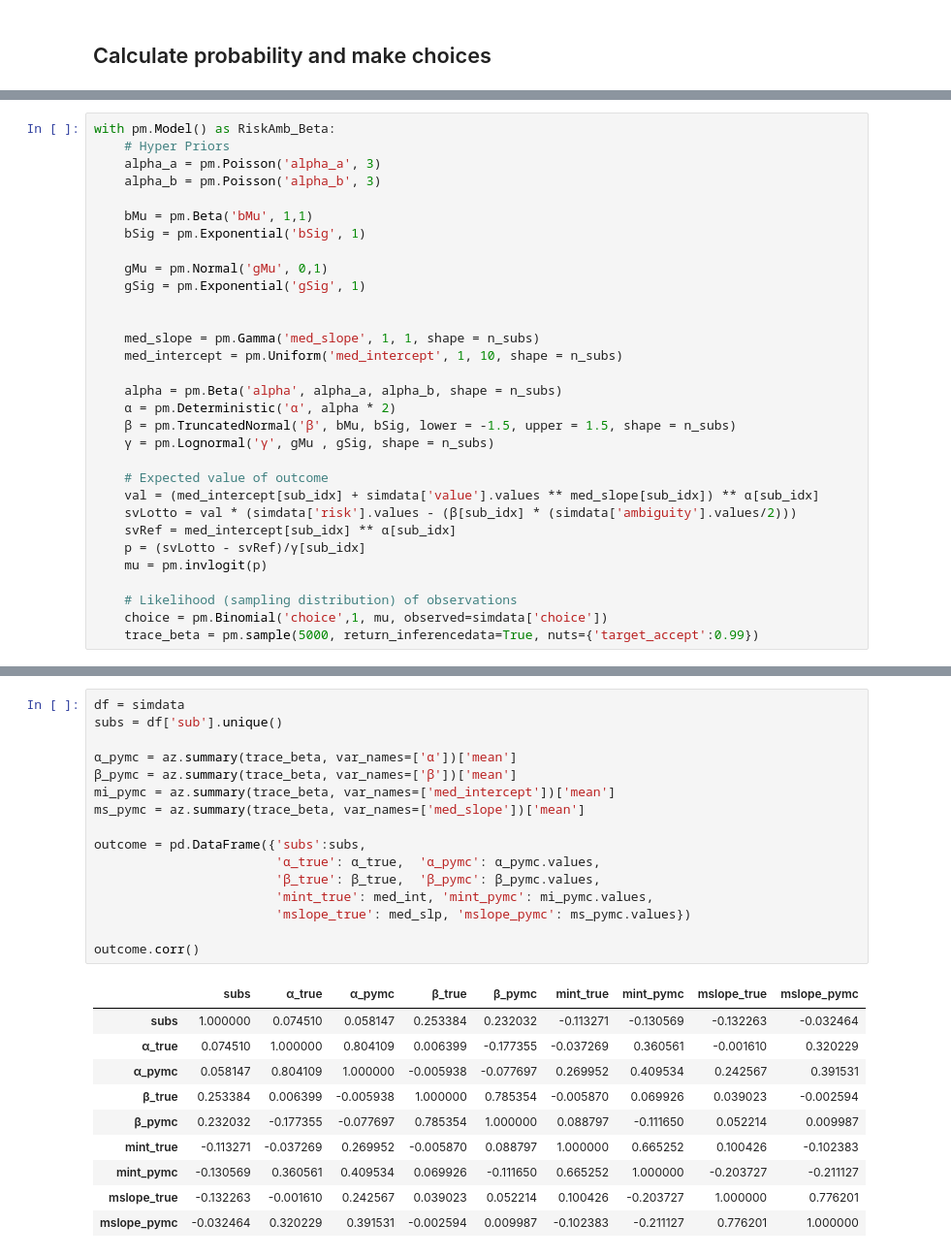
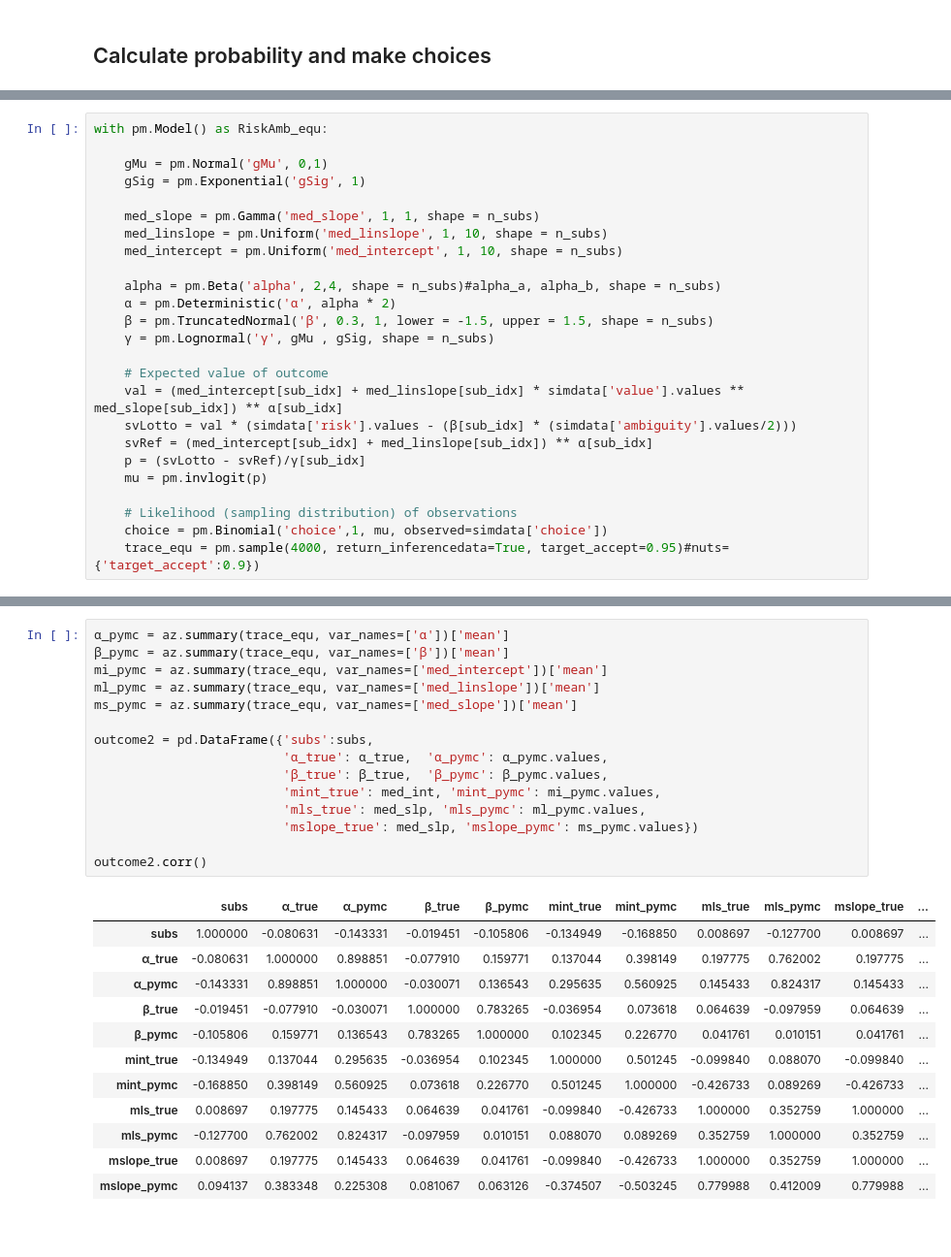
Before and after one commit to KoremNSN/Aging, a Jupyter notebook: RiskandAmbiguity/MedicalSimlation.ipynb, the cells around one changed output, grey strips where cells are left out. Shown at 97% size. Saved outputs shown, nothing was run; the diff lists cells and outputs as text; blank space fills up the shorter version.

```diff
--- a/RiskandAmbiguity/MedicalSimlation.ipynb
+++ b/RiskandAmbiguity/MedicalSimlation.ipynb
@@ -113,32 +171,26 @@ simdata.head()
 # %%
-with pm.Model() as RiskAmb_Beta:
-    # Hyper Priors
-    alpha_a = pm.Poisson('alpha_a', 3)
-    alpha_b = pm.Poisson('alpha_b', 3)
-
-    bMu = pm.Beta('bMu', 1,1)
-    bSig = pm.Exponential('bSig', 1)
+with pm.Model() as RiskAmb_equ:
 
     gMu = pm.Normal('gMu', 0,1)
     gSig = pm.Exponential('gSig', 1)
 
-
     med_slope = pm.Gamma('med_slope', 1, 1, shape = n_subs)
+    med_linslope = pm.Uniform('med_linslope', 1, 10, shape = n_subs)
     med_intercept = pm.Uniform('med_intercept', 1, 10, shape = n_subs)
 
-    alpha = pm.Beta('alpha', alpha_a, alpha_b, shape = n_subs)
+    alpha = pm.Beta('alpha', 2,4, shape = n_subs)#alpha_a, alpha_b, shape = n_subs)
     α = pm.Deterministic('α', alpha * 2)
-    β = pm.TruncatedNormal('β', bMu, bSig, lower = -1.5, upper = 1.5, shape = n_subs)
+    β = pm.TruncatedNormal('β', 0.3, 1, lower = -1.5, upper = 1.5, shape = n_subs)
     γ = pm.Lognormal('γ', gMu , gSig, shape = n_subs)
 
     # Expected value of outcome
-    val = (med_intercept[sub_idx] + simdata['value'].values ** med_slope[sub_idx]) ** α[sub_idx]
+    val = (med_intercept[sub_idx] + med_linslope[sub_idx] * simdata['value'].values ** med_slope[sub_idx]) ** α[sub_idx]
     svLotto = val * (simdata['risk'].values - (β[sub_idx] * (simdata['ambiguity'].values/2)))
-    svRef = med_intercept[sub_idx] ** α[sub_idx]
+    svRef = (med_intercept[sub_idx] + med_linslope[sub_idx]) ** α[sub_idx]
     p = (svLotto - svRef)/γ[sub_idx]
     mu = pm.invlogit(p)
 
     # Likelihood (sampling distribution) of observations
     choice = pm.Binomial('choice',1, mu, observed=simdata['choice'])
-    trace_beta = pm.sample(5000, return_inferencedata=True, nuts={'target_accept':0.99})
+    trace_equ = pm.sample(4000, return_inferencedata=True, target_accept=0.95)#nuts={'target_accept':0.9})
 # %% [output]
@@ -179,30 +322,31 @@ az.plot_ppc(az.from_pymc3(posterior_predictive=ppc, model=RiskAmb_Beta))
 # %%
-df = simdata
-subs = df['sub'].unique()
+α_pymc = az.summary(trace_equ, var_names=['α'])['mean']
+β_pymc = az.summary(trace_equ, var_names=['β'])['mean']
+mi_pymc = az.summary(trace_equ, var_names=['med_intercept'])['mean']
+ml_pymc = az.summary(trace_equ, var_names=['med_linslope'])['mean']
+ms_pymc = az.summary(trace_equ, var_names=['med_slope'])['mean']
 
-α_pymc = az.summary(trace_beta, var_names=['α'])['mean']
-β_pymc = az.summary(trace_beta, var_names=['β'])['mean']
-mi_pymc = az.summary(trace_beta, var_names=['med_intercept'])['mean']
-ms_pymc = az.summary(trace_beta, var_names=['med_slope'])['mean']
+outcome2 = pd.DataFrame({'subs':subs,
+                         'α_true': α_true,  'α_pymc': α_pymc.values,
+                         'β_true': β_true,  'β_pymc': β_pymc.values,
+                         'mint_true': med_int, 'mint_pymc': mi_pymc.values,
+                         'mls_true': med_slp, 'mls_pymc': ml_pymc.values,
+                         'mslope_true': med_slp, 'mslope_pymc': ms_pymc.values})
 
-outcome = pd.DataFrame({'subs':subs,
-                        'α_true': α_true,  'α_pymc': α_pymc.values,
-                        'β_true': β_true,  'β_pymc': β_pymc.values,
-                        'mint_true': med_int, 'mint_pymc': mi_pymc.values,
-                        'mslope_true': med_slp, 'mslope_pymc': ms_pymc.values})
-
-outcome.corr()
+outcome2.corr()
 # %% [output]
-|  | subs | α_true | α_pymc | β_true | β_pymc | mint_true | mint_pymc | mslope_true | mslope_pymc |
-| subs | 1.000000 | 0.074510 | 0.058147 | 0.253384 | 0.232032 | -0.113271 | -0.130569 | -0.132263 | -0.032464 |
-| α_true | 0.074510 | 1.000000 | 0.804109 | 0.006399 | -0.177355 | -0.037269 | 0.360561 | -0.001610 | 0.320229 |
-| α_pymc | 0.058147 | 0.804109 | 1.000000 | -0.005938 | -0.077697 | 0.269952 | 0.409534 | 0.242567 | 0.391531 |
-| β_true | 0.253384 | 0.006399 | -0.005938 | 1.000000 | 0.785354 | -0.005870 | 0.069926 | 0.039023 | -0.002594 |
-| β_pymc | 0.232032 | -0.177355 | -0.077697 | 0.785354 | 1.000000 | 0.088797 | -0.111650 | 0.052214 | 0.009987 |
-| mint_true | -0.113271 | -0.037269 | 0.269952 | -0.005870 | 0.088797 | 1.000000 | 0.665252 | 0.100426 | -0.102383 |
-| mint_pymc | -0.130569 | 0.360561 | 0.409534 | 0.069926 | -0.111650 | 0.665252 | 1.000000 | -0.203727 | -0.211127 |
-| mslope_true | -0.132263 | -0.001610 | 0.242567 | 0.039023 | 0.052214 | 0.100426 | -0.203727 | 1.000000 | 0.776201 |
-| mslope_pymc | -0.032464 | 0.320229 | 0.391531 | -0.002594 | 0.009987 | -0.102383 | -0.211127 | 0.776201 | 1.000000 |
+|  | subs | α_true | α_pymc | β_true | β_pymc | mint_true | mint_pymc | mls_true | mls_pymc | mslope_true | ... |
+| subs | 1.000000 | -0.080631 | -0.143331 | -0.019451 | -0.105806 | -0.134949 | -0.168850 | 0.008697 | -0.127700 | 0.008697 | ... |
+| α_true | -0.080631 | 1.000000 | 0.898851 | -0.077910 | 0.159771 | 0.137044 | 0.398149 | 0.197775 | 0.762002 | 0.197775 | ... |
+| α_pymc | -0.143331 | 0.898851 | 1.000000 | -0.030071 | 0.136543 | 0.295635 | 0.560925 | 0.145433 | 0.824317 | 0.145433 | ... |
+| β_true | -0.019451 | -0.077910 | -0.030071 | 1.000000 | 0.783265 | -0.036954 | 0.073618 | 0.064639 | -0.097959 | 0.064639 | ... |
+| β_pymc | -0.105806 | 0.159771 | 0.136543 | 0.783265 | 1.000000 | 0.102345 | 0.226770 | 0.041761 | 0.010151 | 0.041761 | ... |
+| mint_true | -0.134949 | 0.137044 | 0.295635 | -0.036954 | 0.102345 | 1.000000 | 0.501245 | -0.099840 | 0.088070 | -0.099840 | ... |
+| mint_pymc | -0.168850 | 0.398149 | 0.560925 | 0.073618 | 0.226770 | 0.501245 | 1.000000 | -0.426733 | 0.089269 | -0.426733 | ... |
+| mls_true | 0.008697 | 0.197775 | 0.145433 | 0.064639 | 0.041761 | -0.099840 | -0.426733 | 1.000000 | 0.352759 | 1.000000 | ... |
+| mls_pymc | -0.127700 | 0.762002 | 0.824317 | -0.097959 | 0.010151 | 0.088070 | 0.089269 | 0.352759 | 1.000000 | 0.352759 | ... |
+| mslope_true | 0.008697 | 0.197775 | 0.145433 | 0.064639 | 0.041761 | -0.099840 | -0.426733 | 1.000000 | 0.352759 | 1.000000 | ... |
+| mslope_pymc | 0.094137 | 0.383348 | 0.225308 | 0.081067 | 0.063126 | -0.374507 | -0.503245 | 0.779988 | 0.412009 | 0.779988 | ... |
 # %%
 f, ax = plt.subplots(2,2, figsize=(10, 10))
 
```
Also changed, not shown: parts of 16 cells of this notebook.
